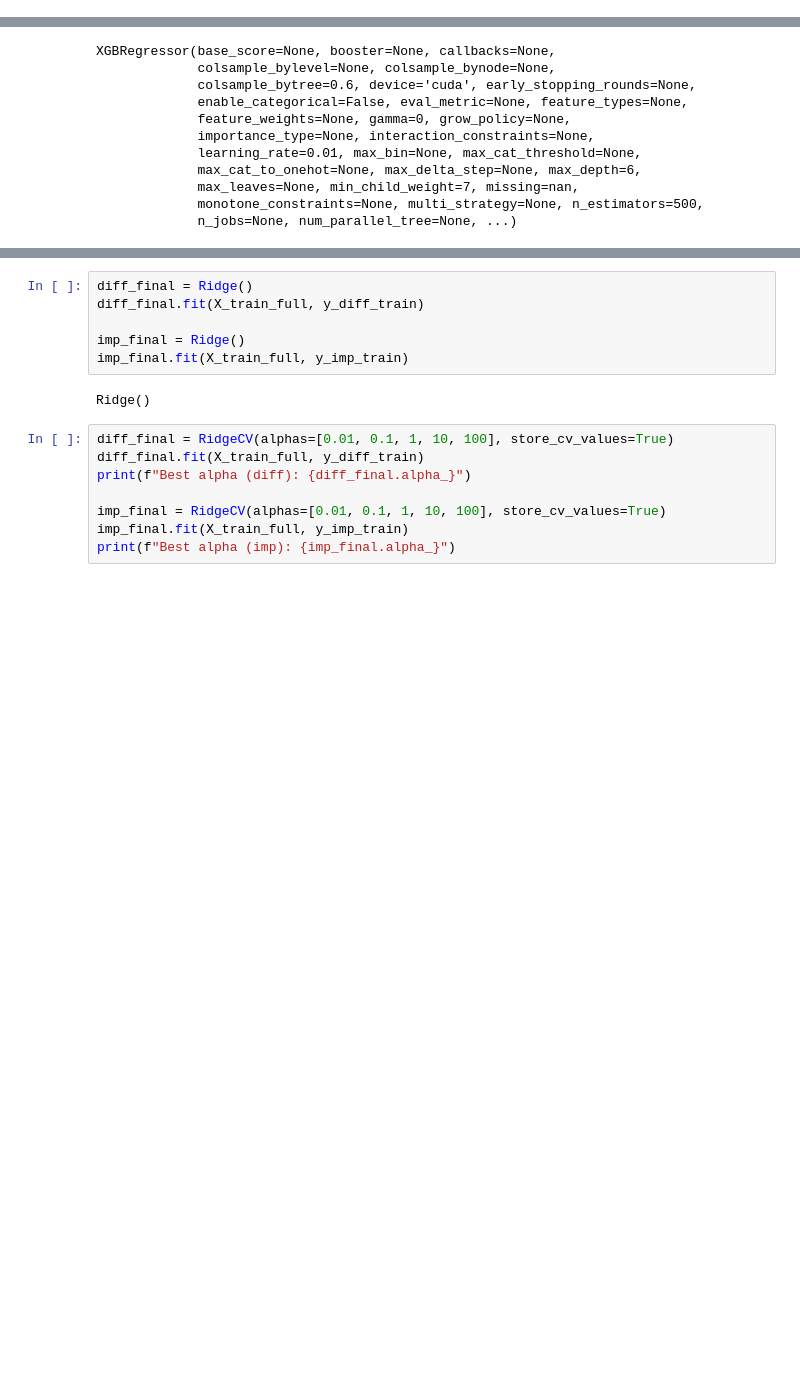
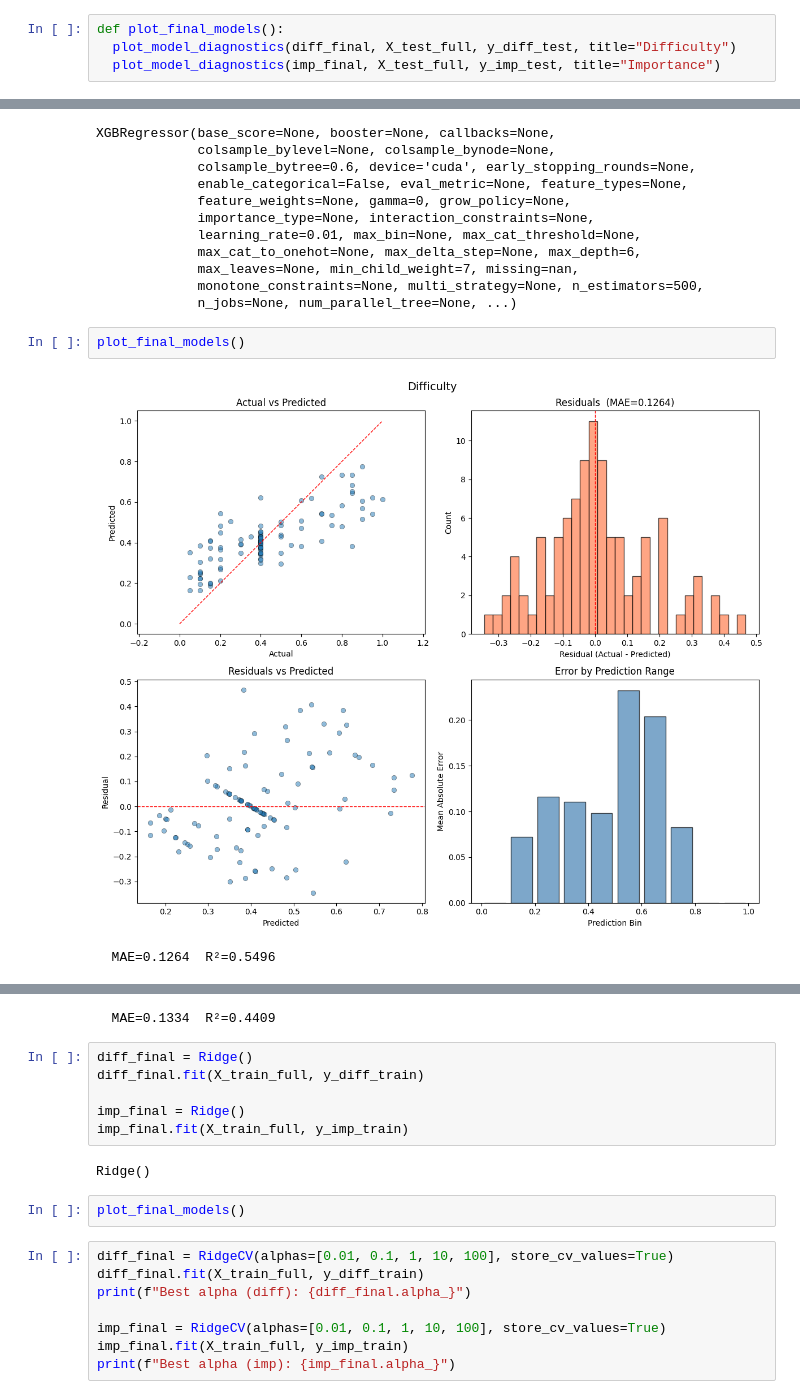
Before and after one commit to Infiteri/VM.AI, a Jupyter notebook: notebooks/VM_AI_Regressor_notebook.ipynb, the cells around one changed output, grey strips where cells are left out. Cells and saved outputs as stored; diff of their text form; blank space fills up the shorter version.

```diff
--- a/notebooks/VM_AI_Regressor_notebook.ipynb
+++ b/notebooks/VM_AI_Regressor_notebook.ipynb
@@ -245,6 +293,10 @@ MODELS = {
 
 diff_models = {k: v for k, v in MODELS.items()}
 imp_models = {k: v for k, v in MODELS.items()}
+# %%
+def plot_final_models():
+  plot_model_diagnostics(diff_final, X_test_full, y_diff_test, title="Difficulty")
+  plot_model_diagnostics(imp_final, X_test_full, y_imp_test, title="Importance")
 # %%
 train_models(diff_models, "difficulty", X_train_full, y_diff_train)
 diff_results = eval_models(diff_models, "difficulty", X_test_full, y_diff_test)
@@ -315,3 +367,8 @@ XGBRegressor(base_score=None, booster=None, callbacks=None,
              max_leaves=None, min_child_weight=7, missing=nan,
              monotone_constraints=None, multi_strategy=None, n_estimators=500,
              n_jobs=None, num_parallel_tree=None, ...)
+# %%
+plot_final_models()
+# %% [output]
+[figure, added]
+  MAE=0.1264  R²=0.5496
@@ -318,3 +376,4 @@ XGBRegressor(base_score=None, booster=None, callbacks=None,
+  MAE=0.1334  R²=0.4409
 # %%
 diff_final = Ridge()
 diff_final.fit(X_train_full, y_diff_train)
@@ -323,6 +382,8 @@ imp_final = Ridge()
 imp_final.fit(X_train_full, y_imp_train)
 # %% [output]
 Ridge()
+# %%
+plot_final_models()
 # %%
 diff_final = RidgeCV(alphas=[0.01, 0.1, 1, 10, 100], store_cv_values=True)
 diff_final.fit(X_train_full, y_diff_train)
```
Also changed, not shown: parts of 11 cells of this notebook.
